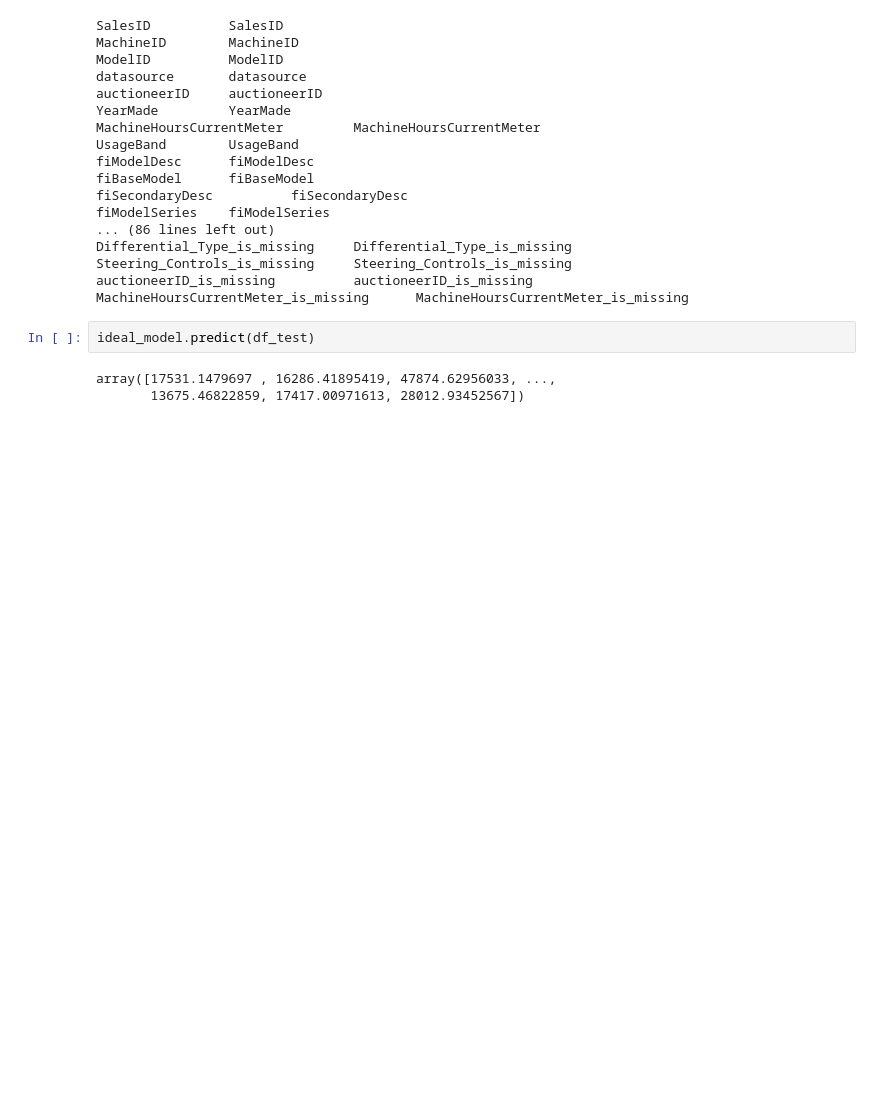
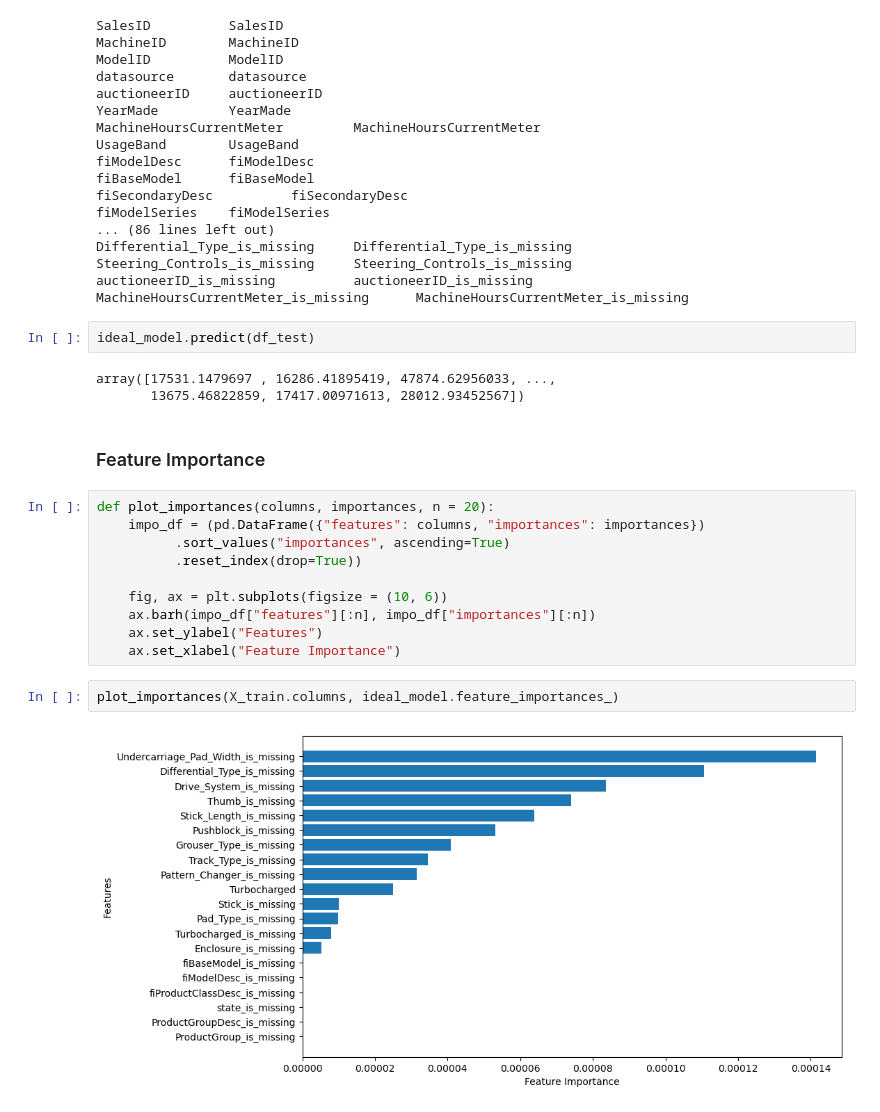
Before and after one commit to Ayush-2001-Dhanraj/bulldozer_price_prediction, a Jupyter notebook: index.ipynb, the cells around one changed output. Cells and saved outputs as stored; diff of their text form; blank space fills up the shorter version.

Commit message:
Feature Importance

```diff
--- a/index.ipynb
+++ b/index.ipynb
@@ -1068,3 +1068,19 @@ ideal_model.predict(df_test)
 # %% [output]
 array([17531.1479697 , 16286.41895419, 47874.62956033, ...,
        13675.46822859, 17417.00971613, 28012.93452567])
+# %% [markdown]
+### Feature Importance
+# %%
+def plot_importances(columns, importances, n = 20):
+    impo_df = (pd.DataFrame({"features": columns, "importances": importances})
+          .sort_values("importances", ascending=True)
+          .reset_index(drop=True))
+
+    fig, ax = plt.subplots(figsize = (10, 6))
+    ax.barh(impo_df["features"][:n], impo_df["importances"][:n])
+    ax.set_ylabel("Features")
+    ax.set_xlabel("Feature Importance")
+# %%
+plot_importances(X_train.columns, ideal_model.feature_importances_)
+# %% [output]
+[figure, added]
```
